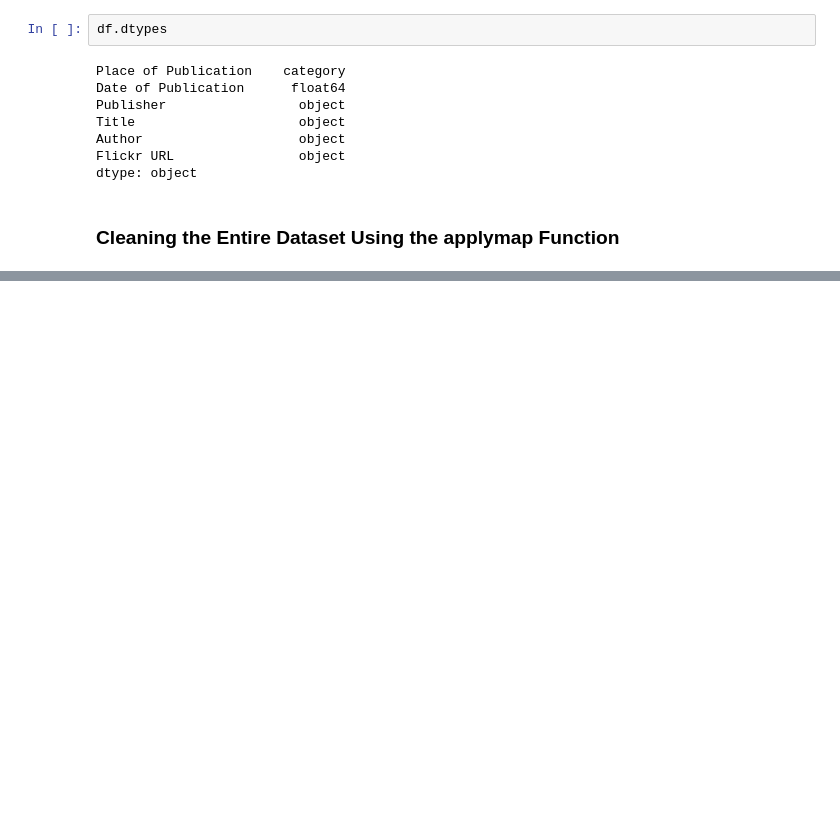
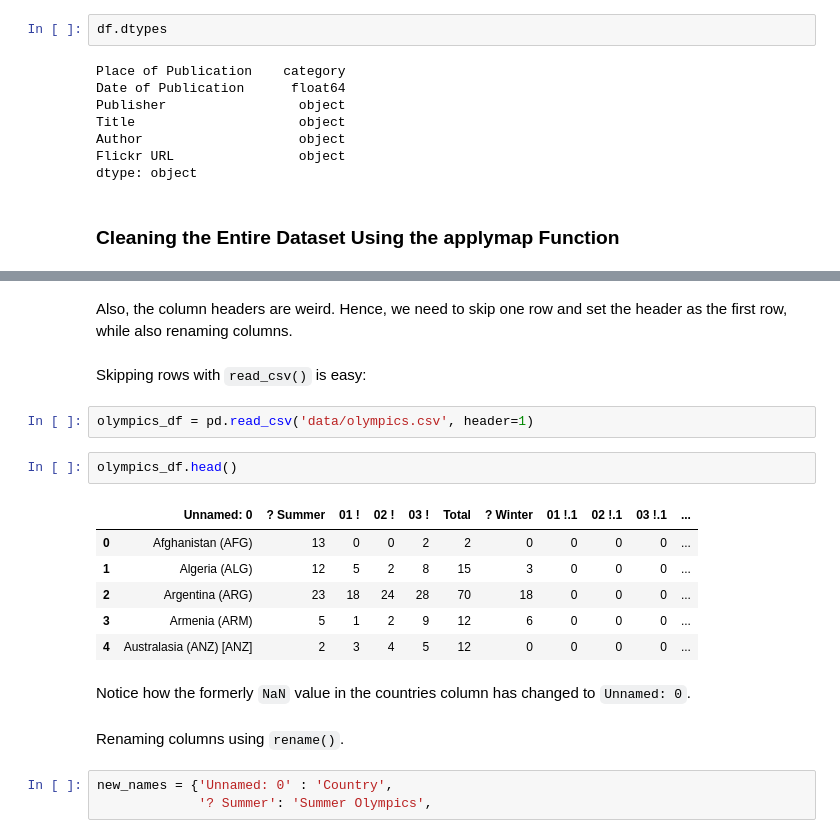
Before and after one commit to felipesebben/Pandas_learning_path, a Jupyter notebook: 4_data_cleaning/data_cleaning.ipynb, the cells around one changed output, grey strips where cells are left out. Drawn from its saved outputs; the diff is of its cells as text; blank space fills up the shorter version.

```diff
--- a/4_data_cleaning/data_cleaning.ipynb
+++ b/4_data_cleaning/data_cleaning.ipynb
@@ -250,0 +345,22 @@ dtype: object
+# %% [markdown]
+Also, the column headers are weird. Hence, we need to skip one row and set the header as the first row, while also renaming columns.
+# %% [markdown]
+Skipping rows with `read_csv()` is easy:
+# %%
+olympics_df = pd.read_csv('data/olympics.csv', header=1)
+# %%
+olympics_df.head()
+# %% [output]
+|  | Unnamed: 0 | ? Summer | 01 ! | 02 ! | 03 ! | Total | ? Winter | 01 !.1 | 02 !.1 | 03 !.1 | ... |
+| 0 | Afghanistan (AFG) | 13 | 0 | 0 | 2 | 2 | 0 | 0 | 0 | 0 | ... |
+| 1 | Algeria (ALG) | 12 | 5 | 2 | 8 | 15 | 3 | 0 | 0 | 0 | ... |
+| 2 | Argentina (ARG) | 23 | 18 | 24 | 28 | 70 | 18 | 0 | 0 | 0 | ... |
+| 3 | Armenia (ARM) | 5 | 1 | 2 | 9 | 12 | 6 | 0 | 0 | 0 | ... |
+| 4 | Australasia (ANZ) [ANZ] | 2 | 3 | 4 | 5 | 12 | 0 | 0 | 0 | 0 | ... |
+# %% [markdown]
+Notice how the formerly `NaN` value in the countries column has changed to `Unnamed: 0`.
+# %% [markdown]
+Renaming columns using `rename()`.
+# %%
+new_names = {'Unnamed: 0' : 'Country',
+             '? Summer': 'Summer Olympics',
```
Also changed, not shown: parts of 17 cells of this notebook.
